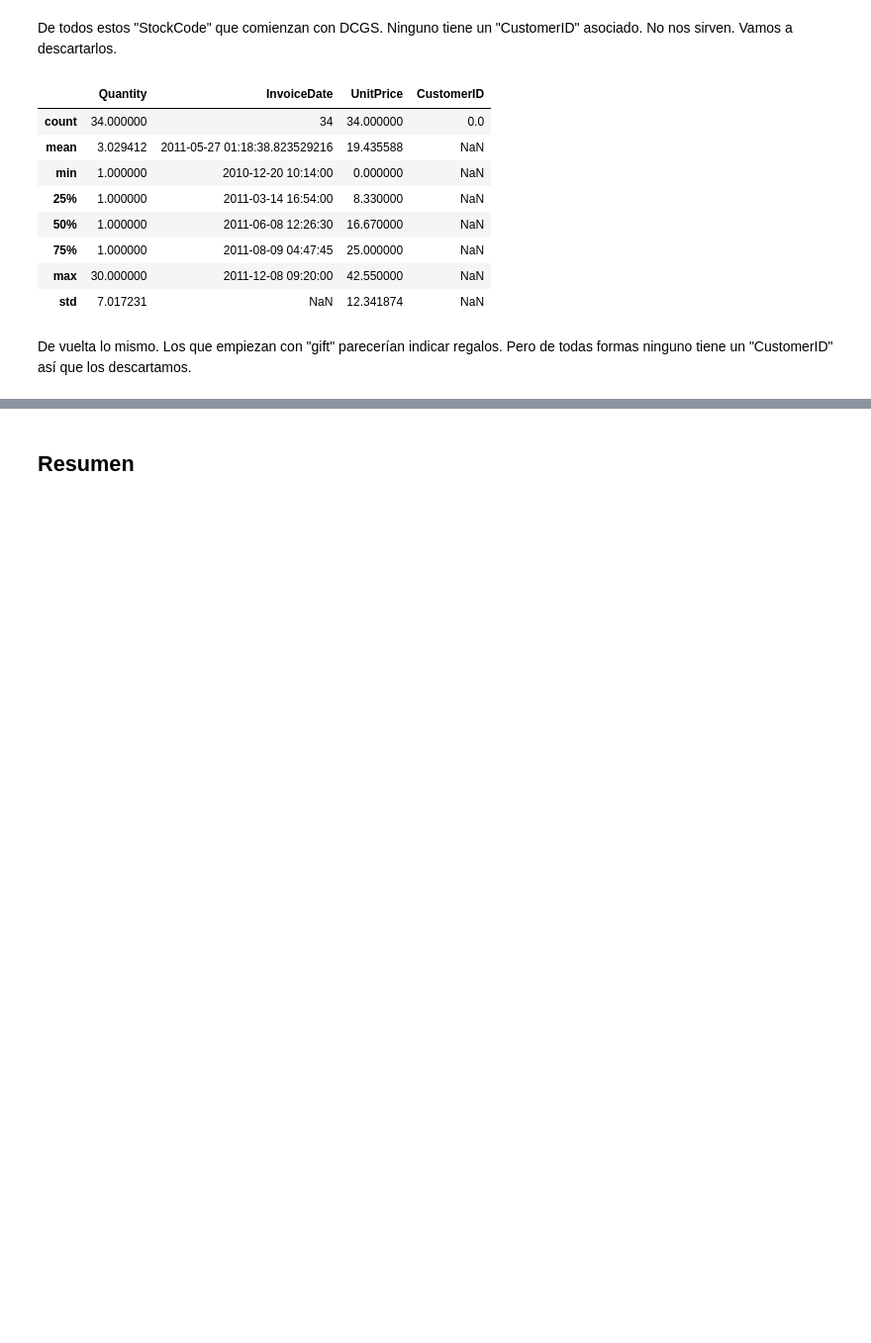
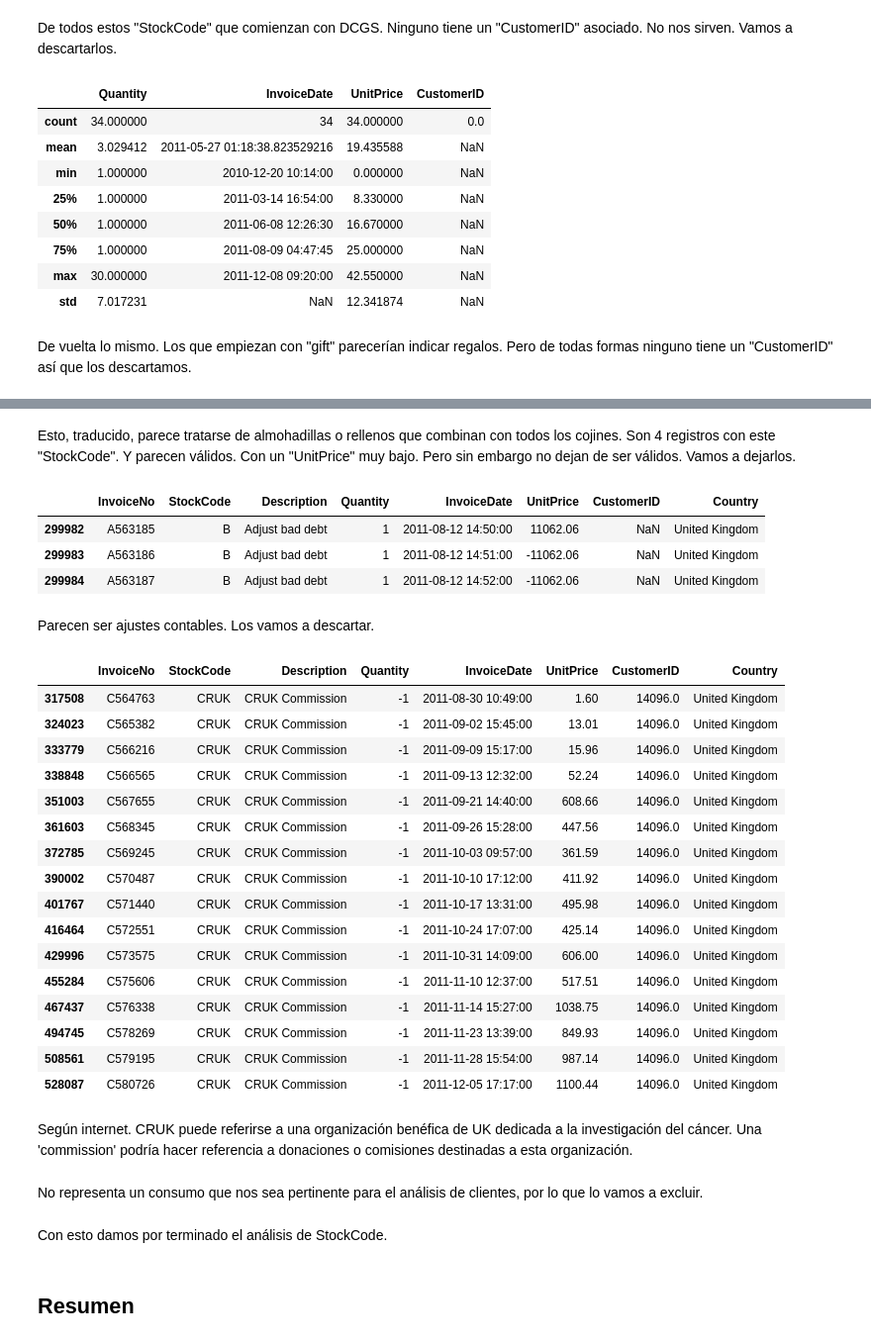
Before and after one commit to alvarotoledo01/Parcial2_OnlineRetail, a Jupyter notebook: extra_analysis/stock_code_exploring.ipynb, the cells around one changed output, grey strips where cells are left out. Shown at 99% size. Drawn from its saved outputs; the diff is of its cells as text; code cells hidden in the pictures; blank space fills up the shorter version.

Commit message:
feat: complete StockCode analysis and update exclusions

```diff
--- a/extra_analysis/stock_code_exploring.ipynb
+++ b/extra_analysis/stock_code_exploring.ipynb
@@ -294,3 +307,40 @@ df[df["StockCode"] == "m"]
+# %% [markdown]
+Esto, traducido, parece tratarse de almohadillas o rellenos que combinan con todos los cojines. Son 4 registros con este "StockCode". Y parecen válidos. Con un "UnitPrice" muy bajo. Pero sin embargo no dejan de ser válidos. Vamos a dejarlos.
+# %%
+df[df["StockCode"] == "B"]
+# %% [output]
+|  | InvoiceNo | StockCode | Description | Quantity | InvoiceDate | UnitPrice | CustomerID | Country |
+| 299982 | A563185 | B | Adjust bad debt | 1 | 2011-08-12 14:50:00 | 11062.06 | NaN | United Kingdom |
+| 299983 | A563186 | B | Adjust bad debt | 1 | 2011-08-12 14:51:00 | -11062.06 | NaN | United Kingdom |
+| 299984 | A563187 | B | Adjust bad debt | 1 | 2011-08-12 14:52:00 | -11062.06 | NaN | United Kingdom |
+# %% [markdown]
+Parecen ser ajustes contables. Los vamos a descartar.
+# %%
+df[df["StockCode"] == "CRUK"]
+# %% [output]
+|  | InvoiceNo | StockCode | Description | Quantity | InvoiceDate | UnitPrice | CustomerID | Country |
+| 317508 | C564763 | CRUK | CRUK Commission | -1 | 2011-08-30 10:49:00 | 1.60 | 14096.0 | United Kingdom |
+| 324023 | C565382 | CRUK | CRUK Commission | -1 | 2011-09-02 15:45:00 | 13.01 | 14096.0 | United Kingdom |
+| 333779 | C566216 | CRUK | CRUK Commission | -1 | 2011-09-09 15:17:00 | 15.96 | 14096.0 | United Kingdom |
+| 338848 | C566565 | CRUK | CRUK Commission | -1 | 2011-09-13 12:32:00 | 52.24 | 14096.0 | United Kingdom |
+| 351003 | C567655 | CRUK | CRUK Commission | -1 | 2011-09-21 14:40:00 | 608.66 | 14096.0 | United Kingdom |
+| 361603 | C568345 | CRUK | CRUK Commission | -1 | 2011-09-26 15:28:00 | 447.56 | 14096.0 | United Kingdom |
+| 372785 | C569245 | CRUK | CRUK Commission | -1 | 2011-10-03 09:57:00 | 361.59 | 14096.0 | United Kingdom |
+| 390002 | C570487 | CRUK | CRUK Commission | -1 | 2011-10-10 17:12:00 | 411.92 | 14096.0 | United Kingdom |
+| 401767 | C571440 | CRUK | CRUK Commission | -1 | 2011-10-17 13:31:00 | 495.98 | 14096.0 | United Kingdom |
+| 416464 | C572551 | CRUK | CRUK Commission | -1 | 2011-10-24 17:07:00 | 425.14 | 14096.0 | United Kingdom |
+| 429996 | C573575 | CRUK | CRUK Commission | -1 | 2011-10-31 14:09:00 | 606.00 | 14096.0 | United Kingdom |
+| 455284 | C575606 | CRUK | CRUK Commission | -1 | 2011-11-10 12:37:00 | 517.51 | 14096.0 | United Kingdom |
+| 467437 | C576338 | CRUK | CRUK Commission | -1 | 2011-11-14 15:27:00 | 1038.75 | 14096.0 | United Kingdom |
+| 494745 | C578269 | CRUK | CRUK Commission | -1 | 2011-11-23 13:39:00 | 849.93 | 14096.0 | United Kingdom |
+| 508561 | C579195 | CRUK | CRUK Commission | -1 | 2011-11-28 15:54:00 | 987.14 | 14096.0 | United Kingdom |
+| 528087 | C580726 | CRUK | CRUK Commission | -1 | 2011-12-05 17:17:00 | 1100.44 | 14096.0 | United Kingdom |
+# %% [markdown]
+Según internet. CRUK puede referirse a una organización benéfica de UK dedicada a la investigación del cáncer. Una 'commission' podría hacer referencia a donaciones o comisiones destinadas a esta organización.
+# %% [markdown]
+No representa un consumo que nos sea pertinente para el análisis de clientes, por lo que lo vamos a excluir.
+# %% [markdown]
+Con esto damos por terminado el análisis de StockCode.
 # %% [markdown]
 ## Resumen
 # %% [markdown]
```
Also changed, not shown: parts of 4 cells of this notebook.
